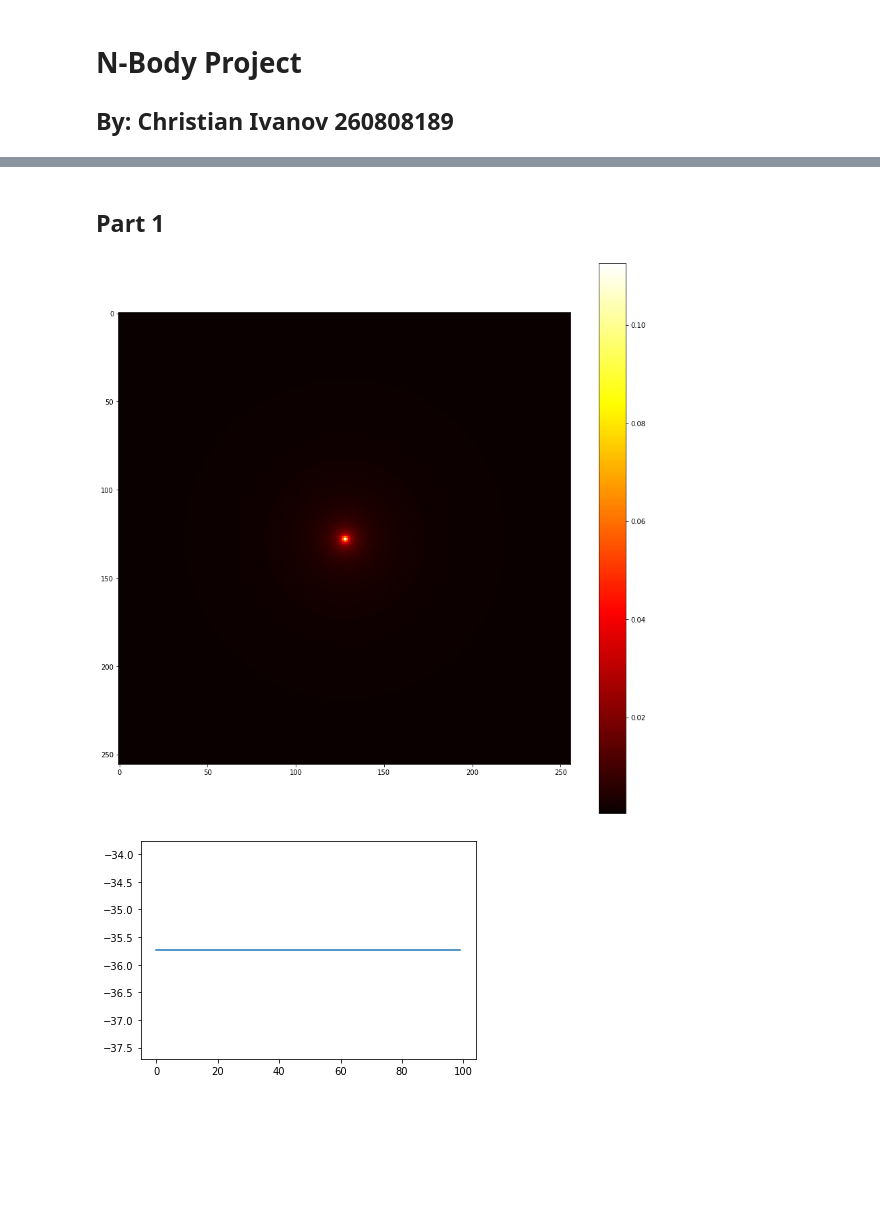
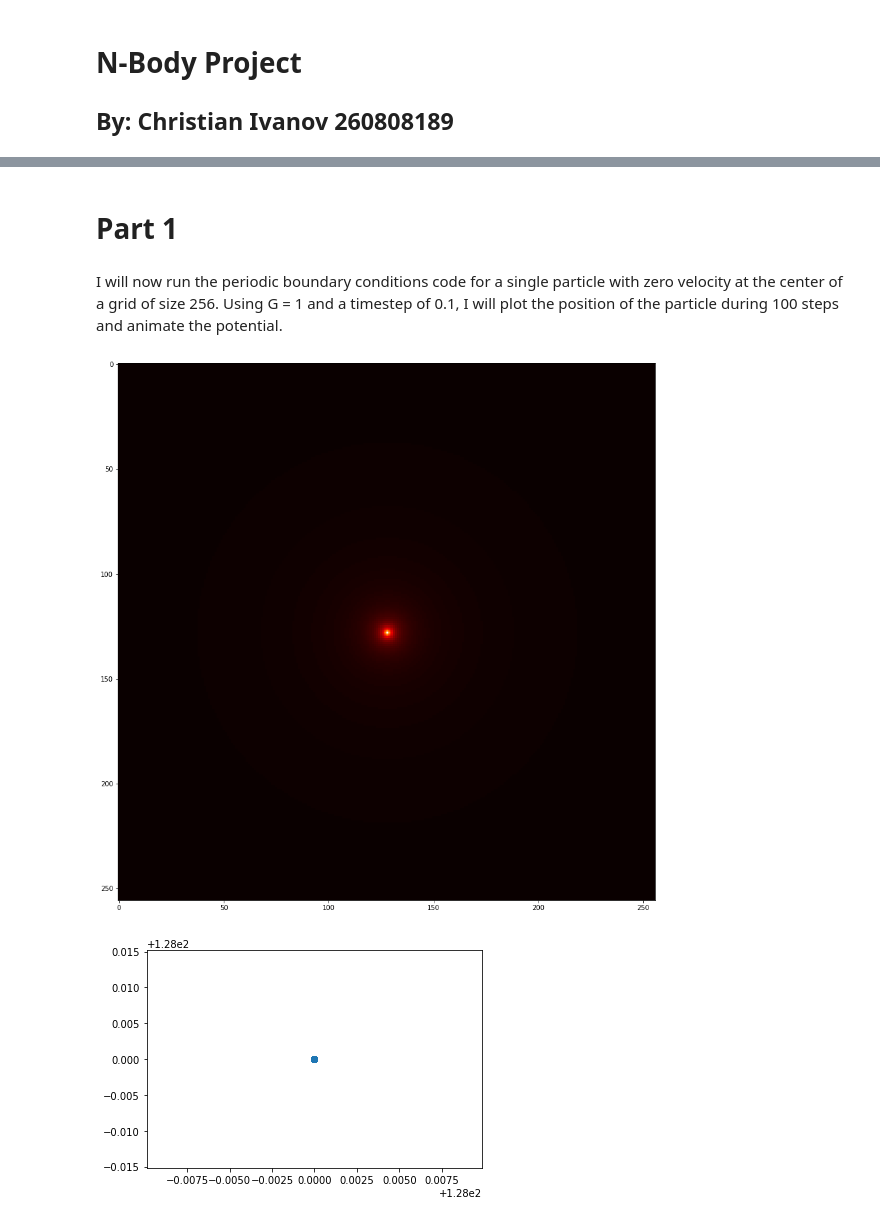
Before and after one commit to ChristianIvanov422/Phys512-Assignments, a Jupyter notebook: Phys512-Nbody/Nbody.ipynb, the cells around one changed output, grey strips where cells are left out. Cells and saved outputs as stored; diff of their text form; code cells hidden in the pictures; blank space fills up the shorter version.

```diff
--- a/Phys512-Nbody/Nbody.ipynb
+++ b/Phys512-Nbody/Nbody.ipynb
@@ -15,4 +55,4 @@ def Green_func_fourrier(n,G,soft):
     x = np.array([a]*n)
     y = np.transpose(x)
     Green_func = G/(4*np.pi*np.sqrt((x**2+y**2+soft)))
-    return np.fft.fft2(Green_func)
+    return np.fft.rfft2(Green_func)
@@ -19,10 +85,11 @@ def Green_func_fourrier(n,G,soft):
 # %%
 def take_step_periodic(n,npart,pos,vel,m,Gk,dt):
     rho=np.histogram2d(pos[0]%n,pos[1]%n,bins=n,range=[[0, n], [0, n]],weights=m)[0]
-    pot = np.real(np.fft.fftshift(np.fft.ifft2(np.fft.fft2(rho)*Gk)))
+    pot = np.fft.fftshift(np.fft.irfft2(np.fft.rfft2(rho)*Gk))
     F = np.gradient(pot)
-    pos=(pos+(vel*dt))%n
+    pos = pos%n
     vel[0]=vel[0]+dt*F[0][pos[0].astype(int),pos[1].astype(int)]/m
     vel[1]=vel[1]+dt*F[1][pos[0].astype(int),pos[1].astype(int)]/m
+    pos=(pos+(vel*dt))%n
     E = np.sum(0.5*(m*(vel[0]**2+vel[1]**2))-0.5*np.sum(pot))
     return pot,rho,pos,vel,E
@@ -75,5 +189,7 @@ def take_step_periodic_leapfrog(n,npart,pos,vel,m,Gk,dt):
 # %% [markdown]
-## Part 1
+# Part 1
+# %% [markdown]
+I will now run the periodic boundary conditions code for a single particle with zero velocity at the center of a grid of size 256. Using G = 1 and a timestep of 0.1, I will plot the position of the particle during 100 steps and animate the potential.
 # %%
 n = 256
 npart = 1
@@ -89,19 +205,20 @@ G = 1
 Gk = Green_func_fourrier(n,G,softening)
 # %%
 nruns = 100
-E=[]
+px=[]
+py=[]
 for j in range(runs):
 
-    pot,rho,pos,vel,Ei = take_step_periodic(n,npart,pos,vel,m,Gk,dt)
-    E.append(Ei)
+    pot,rho,pos,vel,E = take_step_periodic(n,npart,pos,vel,m,Gk,dt)
+    px.append(pos[0])
+    py.append(pos[1])
     clear_output(wait = True)
     plt.figure(figsize=[15,15])
     plt.imshow(pot,cmap = plt.cm.hot)
-    plt.colorbar()
     plt.show()
     plt.pause(0.0001)
-plt.plot(E)
+plt.scatter(px,py)
 plt.show()
 # %% [output]
-[figure, old version]
+[figure, new version]
-[figure, old version]
+[figure, new version]
```
Also changed, not shown: parts of 70 cells of this notebook, 5 other files.
